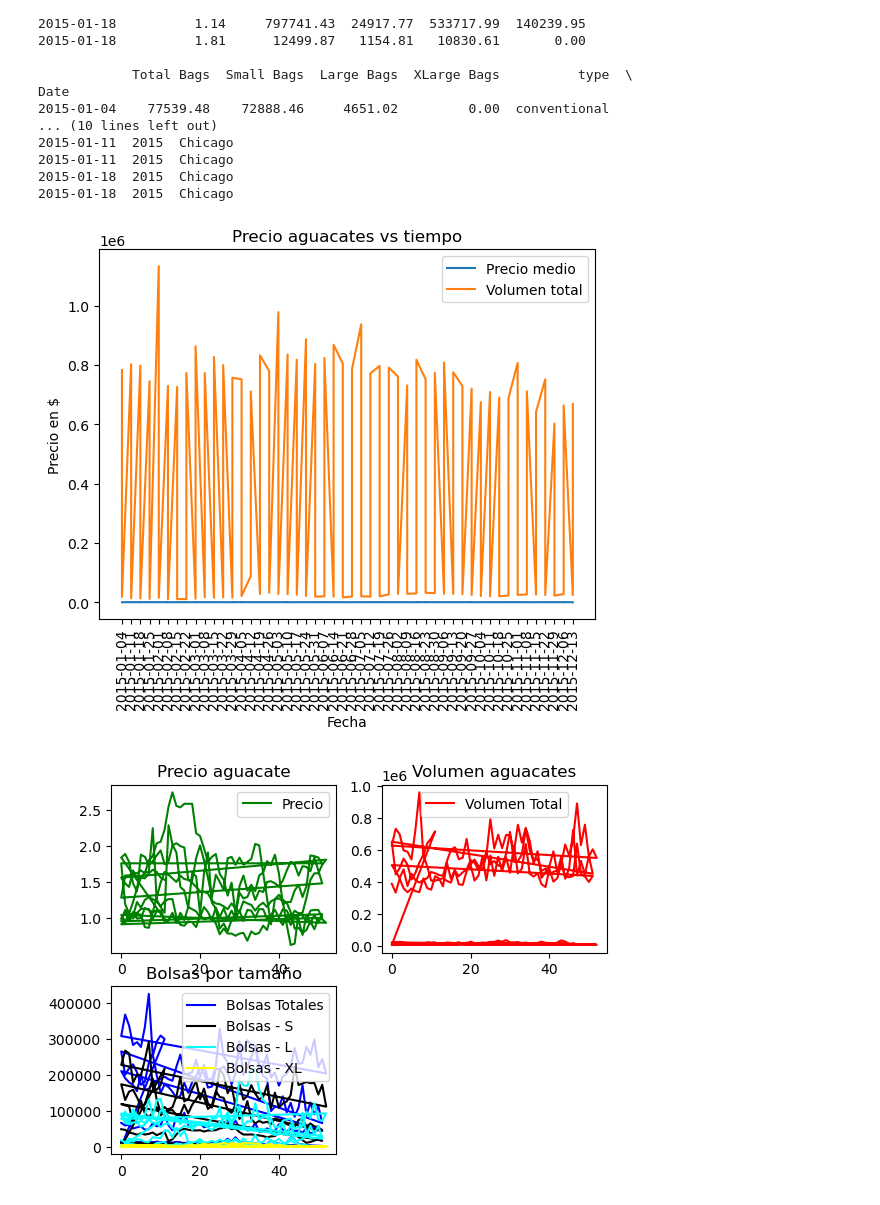
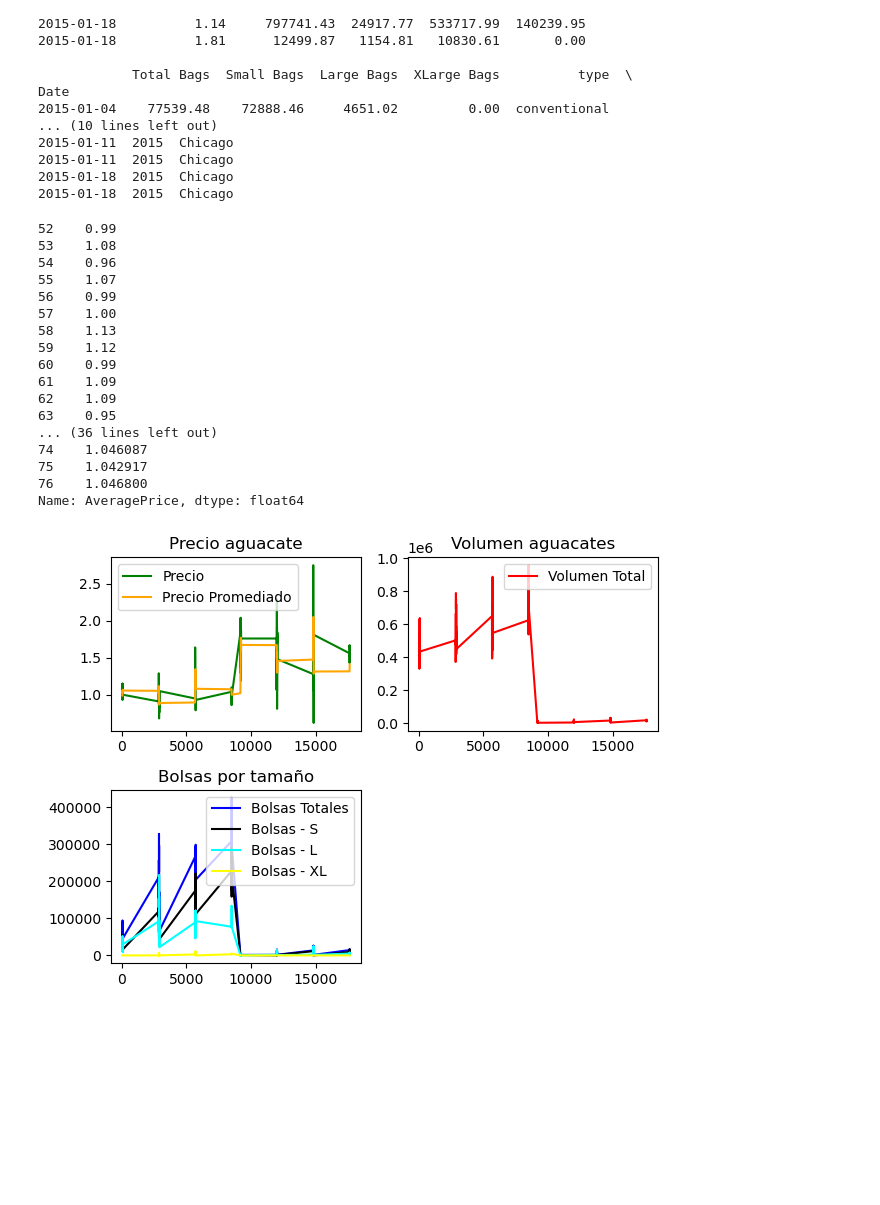
Before and after one commit to albertbatlle/cp-objectes-dades, a Jupyter notebook: prova_pandas.ipynb, the cells around one changed output. Saved outputs shown, nothing was run; the diff lists cells and outputs as text; code cells hidden in the pictures; blank space fills up the shorter version.

```diff
--- a/prova_pandas.ipynb
+++ b/prova_pandas.ipynb
@@ -114,6 +114,6 @@ df5.head()
 | POL | 430 |
 | LEO | 421 |
 # %%
-df6 =pd.read_csv("./data/avocado.csv", index_col=0)
+df6 =pd.read_csv("./data/avocado.csv")
 print(df6.head(3))
 # %% [output]
@@ -204,41 +209,67 @@ plt.xticks(rotation=90)
 plt.ylabel("Precio en $")
 plt.legend()
 plt.show()
-# %% [output]
-[figure, removed]
 # %%
 atlanta = df6[df6["region"] == "Atlanta" ]
-precio = atlanta["AveragePrice"]
-volumen = atlanta["Total Volume"]
+precio_a = atlanta["AveragePrice"]
+#El mètode rolling aplica una finestra deslliçant de les 25 primeres mostres en aquest cas per fer la mitjana, i es deplaça un registre a la dreta
+#i torna a fer la mitjana novament de 25 registres i així succesivament.
+#Afegim el min_periods=1 perquè sinó al fer el print del precioPromediado el resultat dels primers resultats seria NaN ja que no es disposaria de
+#les 25 mostres per realitzar el càlcul. En aquest cas, estem afegint el resultat de la mitjana dels resultats que tenim fins aquell moment, és a dir,
+#que en el primer resultat calcula sobre 1, en el segon sobre 2, i així succesivament.
+precioPromediado = precio_a.rolling(25, min_periods=1).mean()
+volumen_a = atlanta["Total Volume"]
+
+print(precio_a[:25])
+print(precioPromediado[:25])
 
 bolsasAguacate = atlanta["Total Bags"]
 sAguacate = atlanta["Small Bags"]
 lAguacate = atlanta["Large Bags"]
 xAguacate = atlanta["XLarge Bags"]
 
 # els número de baix són 2 files 2 columnes i el 1r eix
 plt.subplot(221)
 plt.title("Precio aguacate")
-plt.plot(precio, label="Precio", color="green")
+plt.plot(precio_a, label="Precio", color="green")
+plt.plot(precioPromediado, label="Precio Promediado", color="orange")
 plt.legend()
 
 plt.subplot(222)
 plt.title("Volumen aguacates")
-plt.plot(volumen, label="Volumen Total", color="red")
+plt.plot(volumen_a, label="Volumen Total", color="red")
 plt.legend()
 
 plt.subplot(223)
 plt.title("Bolsas Totales")
 plt.plot(bolsasAguacate, label="Bolsas Totales", color="blue")
 plt.legend()
 
 plt.subplot(223)
 plt.title("Bolsas por tamaño")
 plt.plot(sAguacate, label="Bolsas - S", color="black")
 plt.plot(lAguacate, label="Bolsas - L", color="cyan")
 plt.plot(xAguacate, label="Bolsas - XL", color="yellow")
 plt.legend()
 
+plt.tight_layout()
 plt.show()
 # %% [output]
+52    0.99
+53    1.08
+54    0.96
+55    1.07
+56    0.99
+57    1.00
+58    1.13
+59    1.12
+60    0.99
+61    1.09
+62    1.09
+63    0.95
+... (36 lines left out)
+74    1.046087
+75    1.042917
+76    1.046800
+Name: AveragePrice, dtype: float64
-[figure, old version]
+[figure, new version]
```
Also changed, not shown: parts of 1 cell of this notebook.
